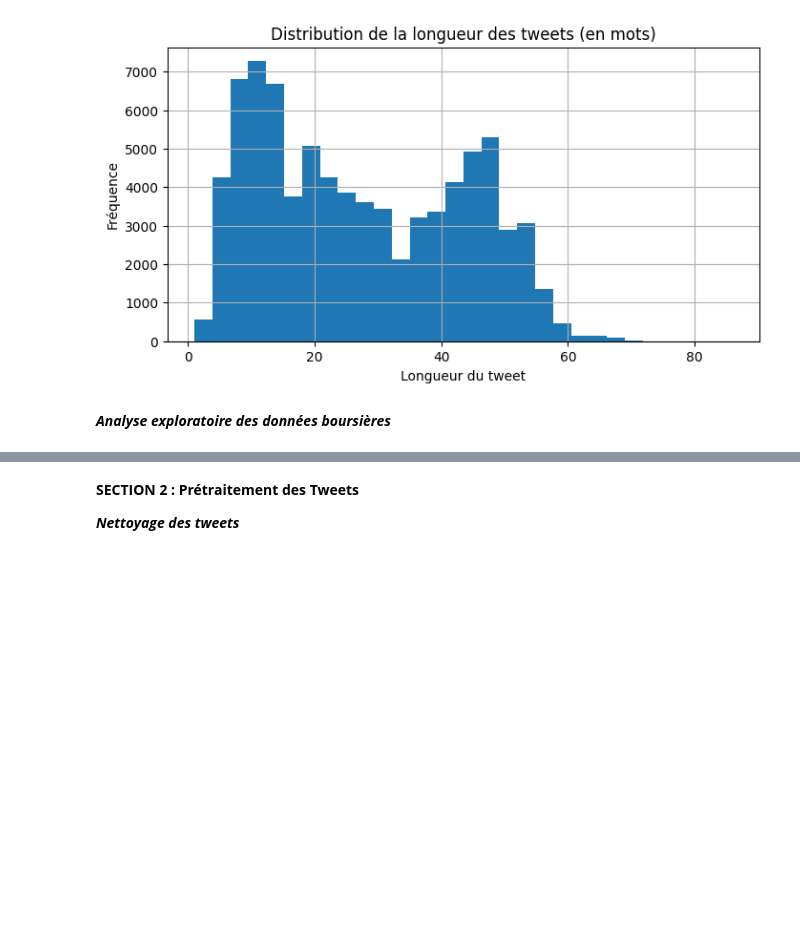
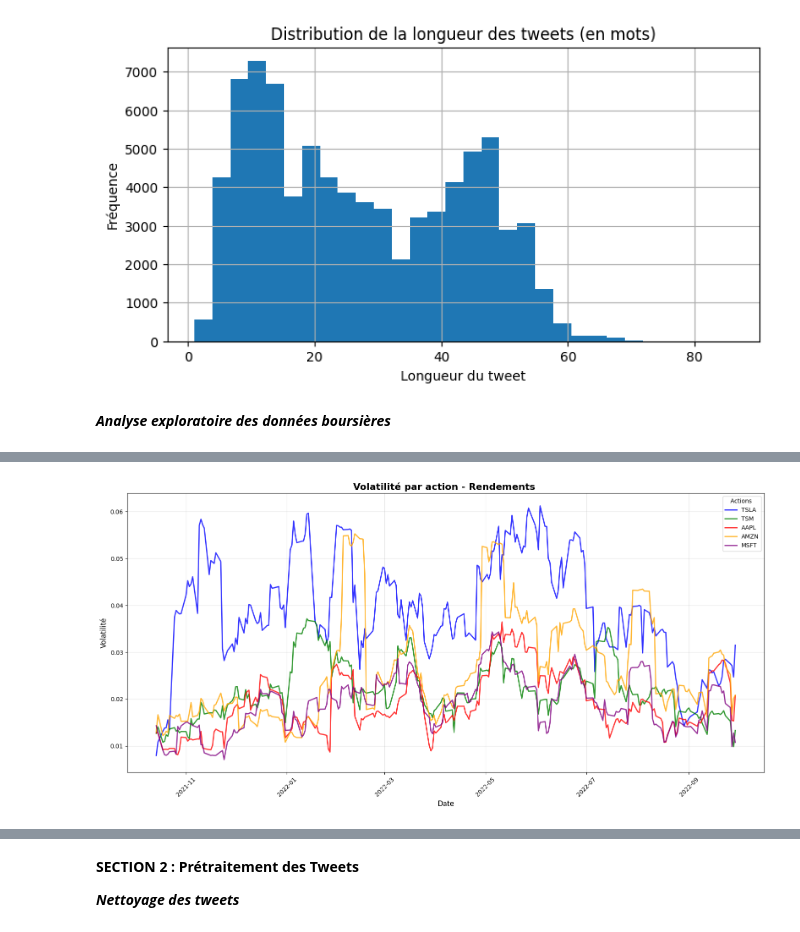
Before and after one commit to jdalonsos/Quantitative_finance_Project, a Jupyter notebook: Projet_Finance_Quantitative.ipynb, the cells around one changed output, grey strips where cells are left out. Drawn from its saved outputs; the diff is of its cells as text; code cells hidden in the pictures; blank space fills up the shorter version.

```diff
--- a/Projet_Finance_Quantitative.ipynb
+++ b/Projet_Finance_Quantitative.ipynb
@@ -227,0 +293,22 @@ Longueur moyenne des tweets: 27.38 mots
+# %%
+plt.figure(figsize=(16, 8))
+for idx, stock in enumerate(top_stocks):
+    stock_data = prices_df[prices_df['Stock Name'] == stock].sort_values('Date')
+
+    # Volatilité quotidienne (rendements)
+    returns = stock_data['Close'].pct_change()
+    rolling_vol = returns.rolling(window=10).std()  # volatilité glissante sur 10 jours pour lisibilité
+    plt.plot(stock_data['Date'], rolling_vol,
+             linewidth=2, color=colors[idx], alpha=0.8, label=f"{stock}")
+
+
+plt.title("Volatilité par action - Rendements ", fontsize=16, fontweight='bold')
+plt.xlabel("Date", fontsize=12)
+plt.ylabel("Volatilité", fontsize=12)
+plt.grid(alpha=0.3)
+plt.legend(title="Actions ", fontsize=10)
+plt.xticks(rotation=45)
+plt.tight_layout()
+plt.show()
+# %% [output]
+[figure, added]
```
Also changed, not shown: parts of 9 cells of this notebook.
